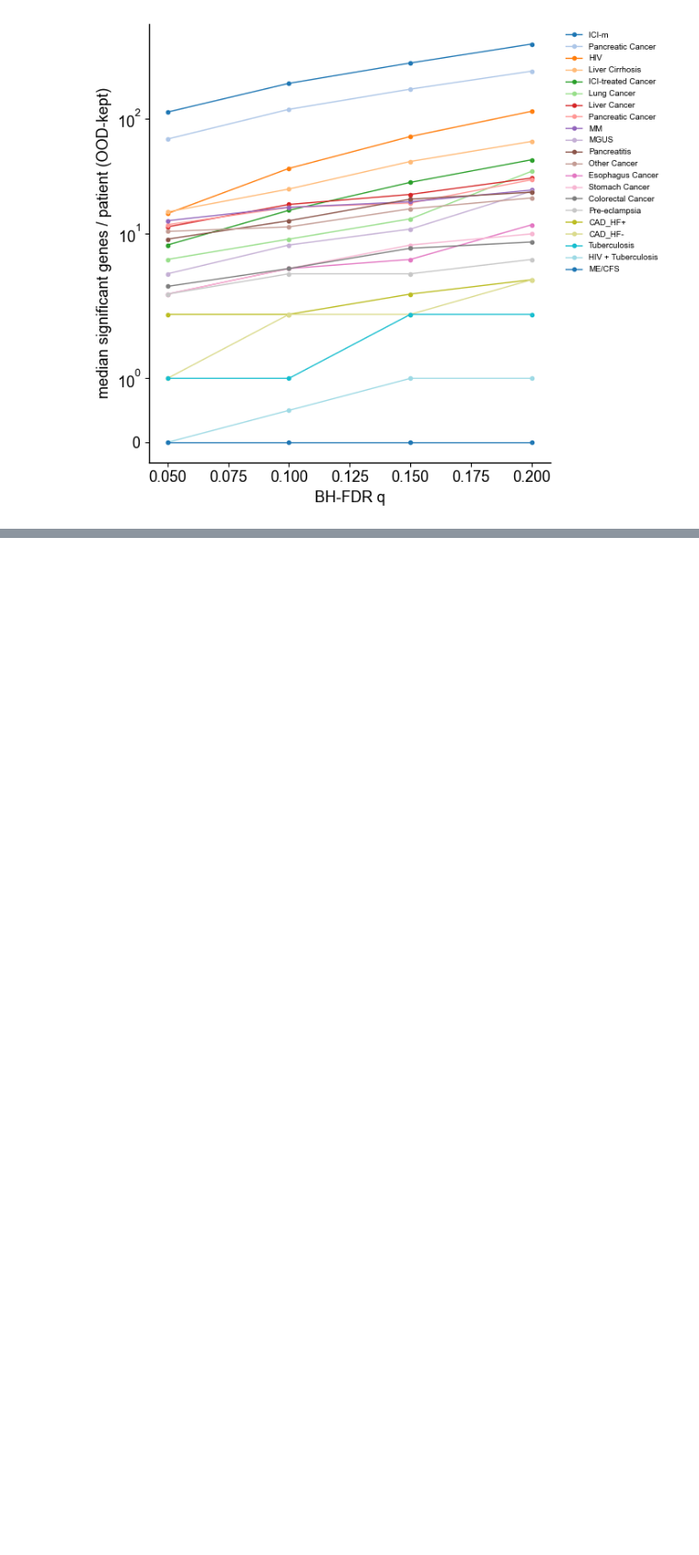
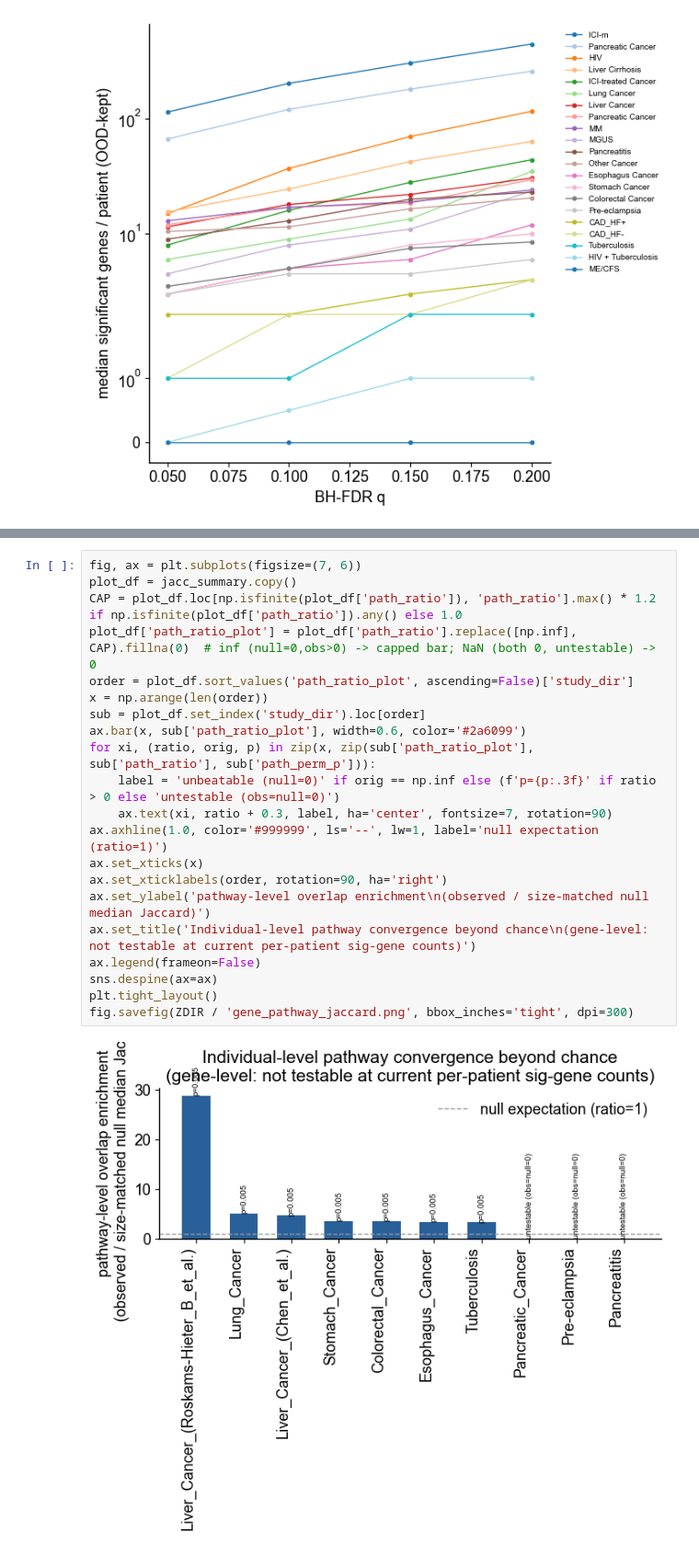
Before and after one commit to jmj3078/cfRNA_Disentaglement, a Jupyter notebook: MixedEffectsModeling/3_disease_scoring.ipynb, the cells around one changed output, grey strips where cells are left out. Shown at 92% size. Cells and saved outputs as stored; diff of their text form; blank space fills up the shorter version.

```diff
--- a/MixedEffectsModeling/3_disease_scoring.ipynb
+++ b/MixedEffectsModeling/3_disease_scoring.ipynb
@@ -600,0 +658,23 @@ fig.savefig(ZDIR / 'fdr_threshold_sweep.png', bbox_inches='tight', dpi=300)
+# %%
+fig, ax = plt.subplots(figsize=(7, 6))
+plot_df = jacc_summary.copy()
+CAP = plot_df.loc[np.isfinite(plot_df['path_ratio']), 'path_ratio'].max() * 1.2 if np.isfinite(plot_df['path_ratio']).any() else 1.0
+plot_df['path_ratio_plot'] = plot_df['path_ratio'].replace([np.inf], CAP).fillna(0)  # inf (null=0,obs>0) -> capped bar; NaN (both 0, untestable) -> 0
+order = plot_df.sort_values('path_ratio_plot', ascending=False)['study_dir']
+x = np.arange(len(order))
+sub = plot_df.set_index('study_dir').loc[order]
+ax.bar(x, sub['path_ratio_plot'], width=0.6, color='#2a6099')
+for xi, (ratio, orig, p) in zip(x, zip(sub['path_ratio_plot'], sub['path_ratio'], sub['path_perm_p'])):
+    label = 'unbeatable (null=0)' if orig == np.inf else (f'p={p:.3f}' if ratio > 0 else 'untestable (obs=null=0)')
+    ax.text(xi, ratio + 0.3, label, ha='center', fontsize=7, rotation=90)
+ax.axhline(1.0, color='#999999', ls='--', lw=1, label='null expectation (ratio=1)')
+ax.set_xticks(x)
+ax.set_xticklabels(order, rotation=90, ha='right')
+ax.set_ylabel('pathway-level overlap enrichment\n(observed / size-matched null median Jaccard)')
+ax.set_title('Individual-level pathway convergence beyond chance\n(gene-level: not testable at current per-patient sig-gene counts)')
+ax.legend(frameon=False)
+sns.despine(ax=ax)
+plt.tight_layout()
+fig.savefig(ZDIR / 'gene_pathway_jaccard.png', bbox_inches='tight', dpi=300)
+# %% [output]
+[figure, added]
```
Also changed, not shown: parts of 4 cells of this notebook, 10 other files.
